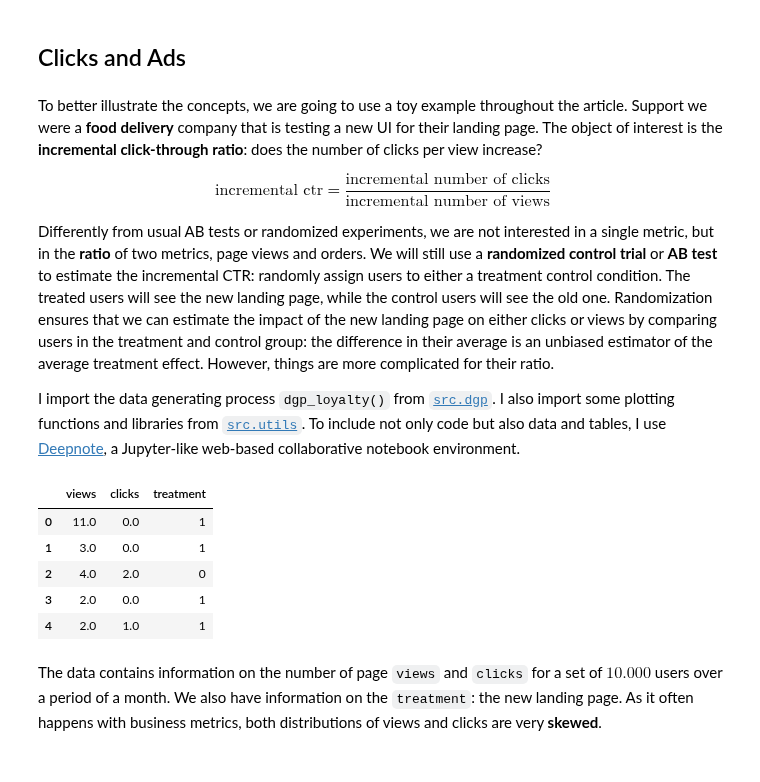
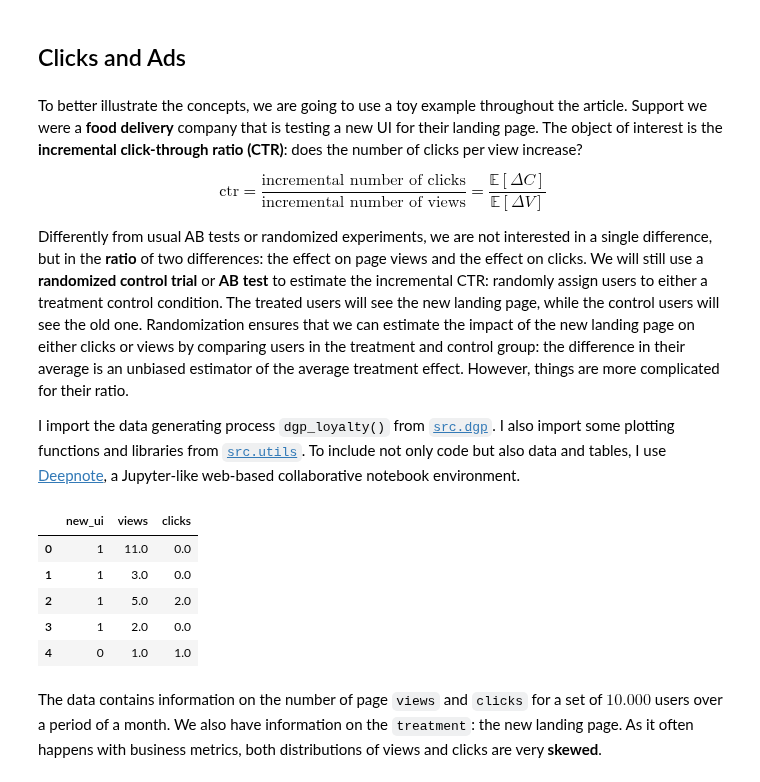
Before and after one commit to matteocourthoud/Blog-Posts, a Jupyter notebook: notebooks/delta.ipynb, the cells around one changed output. Cells and saved outputs as stored; diff of their text form; code cells hidden in the pictures.

Commit message:
delta

```diff
--- a/notebooks/delta.ipynb
+++ b/notebooks/delta.ipynb
@@ -11,13 +11,13 @@ In this post we are going to see how to solve both problems. First, we are going
 # %% [markdown]
 ## Clicks and Ads
 # %% [markdown]
-To better illustrate the concepts, we are going to use a toy example throughout the article. Support we were a **food delivery** company that is testing a new UI for their landing page. The object of interest is the **incremental click-through ratio**: does the number of clicks per view increase?
+To better illustrate the concepts, we are going to use a toy example throughout the article. Support we were a **food delivery** company that is testing a new UI for their landing page. The object of interest is the **incremental click-through ratio (CTR)**: does the number of clicks per view increase?
 
 $$
-\text{incremental ctr} = \frac{\text{incremental number of clicks}}{\text{incremental number of views}}
+\text{ctr} = \frac{\text{incremental number of clicks}}{\text{incremental number of views}} = \frac{\mathbb E [\Delta C]}{\mathbb E [\Delta V]}
 $$
 
-Differently from usual AB tests or randomized experiments, we are not interested in a single metric, but in the **ratio** of two metrics, page views and orders. We will still use a **randomized control trial** or **AB test** to estimate the incremental CTR: randomly assign users to either a treatment control condition. The treated users will see the new landing page, while the control users will see the old one. Randomization ensures that we can estimate the impact of the new landing page on either clicks or views by comparing users in the treatment and control group: the difference in their average is an unbiased estimator of the average treatment effect. However, things are more complicated for their ratio.
+Differently from usual AB tests or randomized experiments, we are not interested in a single difference, but in the **ratio** of two differences: the effect on page views and the effect on clicks. We will still use a **randomized control trial** or **AB test** to estimate the incremental CTR: randomly assign users to either a treatment control condition. The treated users will see the new landing page, while the control users will see the old one. Randomization ensures that we can estimate the impact of the new landing page on either clicks or views by comparing users in the treatment and control group: the difference in their average is an unbiased estimator of the average treatment effect. However, things are more complicated for their ratio.
 
 I import the data generating process `dgp_loyalty()` from [`src.dgp`](https://github.com/matteocourthoud/Blog-Posts/blob/main/notebooks/src/dgp.py). I also import some plotting functions and libraries from [`src.utils`](https://github.com/matteocourthoud/Blog-Posts/blob/main/notebooks/src/utils.py).  To include not only code but also data and tables, I use [Deepnote](https://deepnote.com), a Jupyter-like web-based collaborative notebook environment.
 # %%
@@ -79,14 +29,17 @@ class dgp_clicks(DGP):
-# %%
-dgp = dgp_clicks(n=10_000)
-df = dgp.generate_data(seed_assignment=3)
-df.head()
-# %% [output]
-|  | views | clicks | treatment |
-| 0 | 11.0 | 0.0 | 1 |
-| 1 | 3.0 | 0.0 | 1 |
-| 2 | 4.0 | 2.0 | 0 |
-| 3 | 2.0 | 0.0 | 1 |
-| 4 | 2.0 | 1.0 | 1 |
+# %%
+dgp = dgp_clicks(outcome_vars=['views', 'clicks'],
+                 assignment_var='new_ui',
+                 n=10_000,
+                 p=0.5)
+df = dgp.generate_data()
+df.head()
+# %% [output]
+|  | new_ui | views | clicks |
+| 0 | 1 | 11.0 | 0.0 |
+| 1 | 1 | 3.0 | 0.0 |
+| 2 | 1 | 5.0 | 2.0 |
+| 3 | 1 | 2.0 | 0.0 |
+| 4 | 0 | 1.0 | 1.0 |
 # %% [markdown]
 The data contains information on the number of page `views` and `clicks` for a set of $10.000$ users over a period of a month. We also have information on the `treatment`: the new landing page.  As it often happens with business metrics, both distributions of views and clicks are very **skewed**.
 # %%
```
Also changed, not shown: parts of 49 cells of this notebook, 1 other file.
